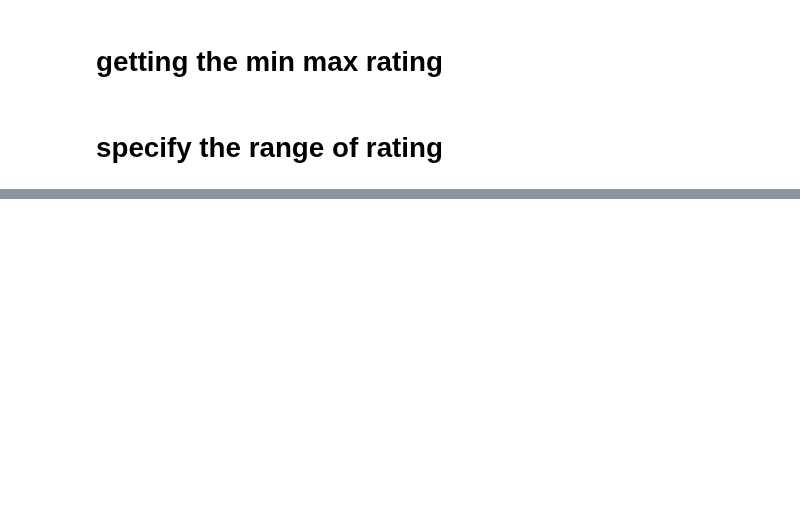
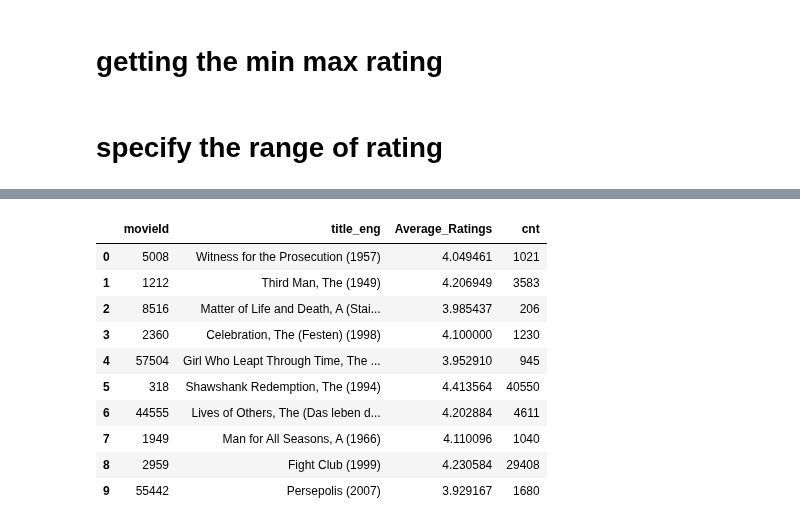
Before and after one commit to GovindBhala/DS5500-Movie-Recommendation-System, a Jupyter notebook: Collaborative_Filtering_Recommendation_Model_SVD.ipynb, the cells around one changed output, grey strips where cells are left out. Saved outputs shown, nothing was run; the diff lists cells and outputs as text; code cells hidden in the pictures; blank space fills up the shorter version.

```diff
--- a/Collaborative_Filtering_Recommendation_Model_SVD.ipynb
+++ b/Collaborative_Filtering_Recommendation_Model_SVD.ipynb
@@ -190,0 +263,19 @@ pd.merge(top_nmovies,movies_raitings, how='left', left_on='iid',right_on='movieI
+# %%
+def collaborative_filtering_model(userId,movie_ratings,predicted_ratings,top_n):
+
+    """
+    This functions recommends top_n movies to the end user
+
+    """
+
+    single_user = predicted_ratings[predicted_ratings['uid']==userId]
+    top_nmovies = single_user.sort_values(by = ['est'] , ascending = False)[:top_n]['iid']
+
+    recommendations = pd.merge(top_nmovies,movies_raitings, how='left', left_on='iid',right_on='movieId')
+
+
+    recommendations = recommendations[['movieId', 'title_eng', 'Average_Ratings', 'cnt']]
+
+    return recommendations
+# %%
+userIds= set(np.unique(users_ratings.userId.values))
@@ -190,0 +290,16 @@ pd.merge(top_nmovies,movies_raitings, how='left', left_on='iid',right_on='movieI
+# %%
+user_recommendation = collaborative_filtering_model(user_id,movies_raitings,predicted_ratings,top_n)
+# %%
+user_recommendation
+# %% [output]
+|  | movieId | title_eng | Average_Ratings | cnt |
+| 0 | 5008 | Witness for the Prosecution (1957) | 4.049461 | 1021 |
+| 1 | 1212 | Third Man, The (1949) | 4.206949 | 3583 |
+| 2 | 8516 | Matter of Life and Death, A (Stai... | 3.985437 | 206 |
+| 3 | 2360 | Celebration, The (Festen) (1998) | 4.100000 | 1230 |
+| 4 | 57504 | Girl Who Leapt Through Time, The ... | 3.952910 | 945 |
+| 5 | 318 | Shawshank Redemption, The (1994) | 4.413564 | 40550 |
+| 6 | 44555 | Lives of Others, The (Das leben d... | 4.202884 | 4611 |
+| 7 | 1949 | Man for All Seasons, A (1966) | 4.110096 | 1040 |
+| 8 | 2959 | Fight Club (1999) | 4.230584 | 29408 |
+| 9 | 55442 | Persepolis (2007) | 3.929167 | 1680 |
```
Also changed, not shown: parts of 73 cells of this notebook.
